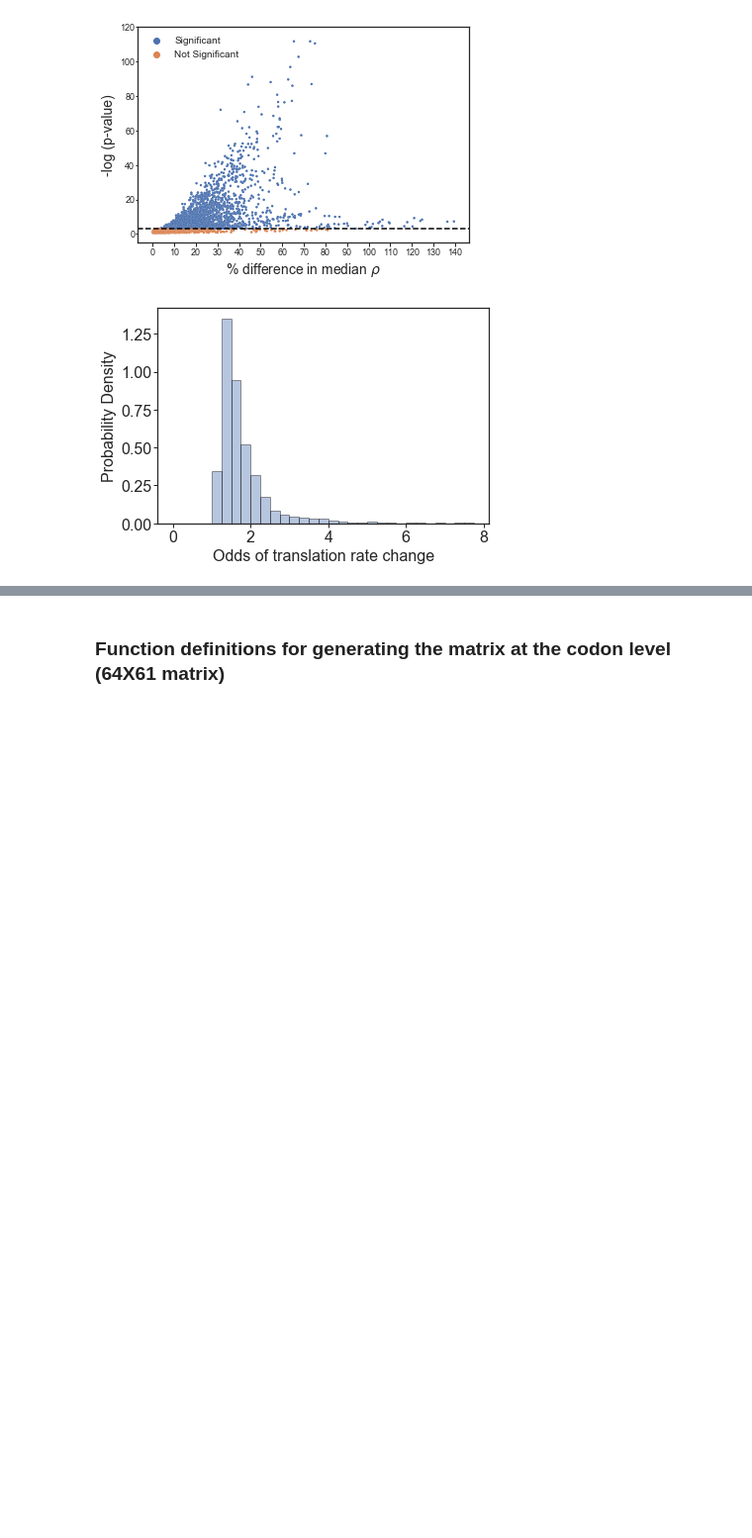
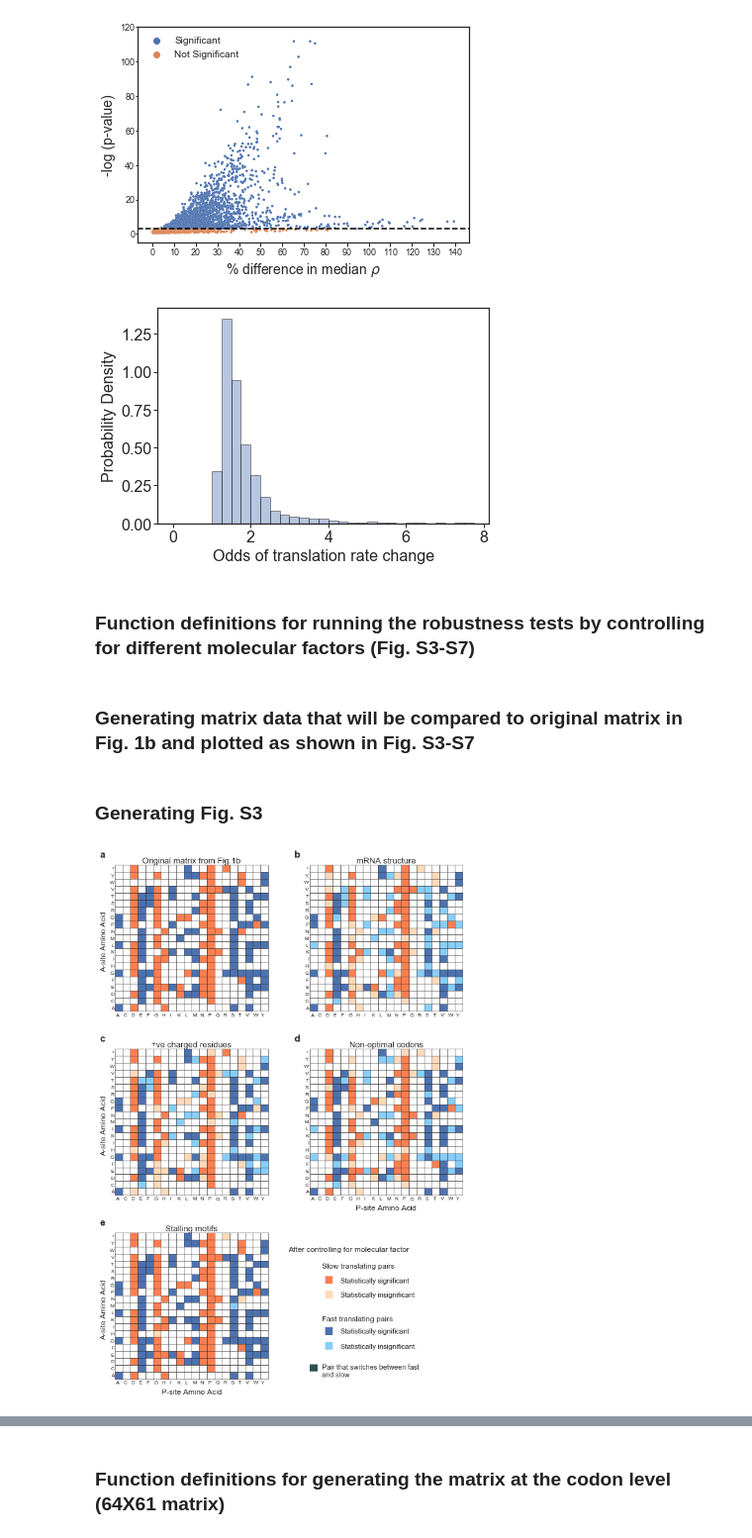
Before and after one commit to obrien-lab/P-site-A-site-pairs-analysis, a Jupyter notebook: P-site_A-site_pairs_project_data_analysis.ipynb, the cells around one changed output, grey strips where cells are left out. Shown at 99% size. Cells and saved outputs as stored; diff of their text form; code cells hidden in the pictures; blank space fills up the shorter version.

```diff
--- a/P-site_A-site_pairs_project_data_analysis.ipynb
+++ b/P-site_A-site_pairs_project_data_analysis.ipynb
@@ -310,6 +310,3 @@ if not os.path.isfile("Data_files/reference_files/codon_type_dict.p"):
     dict_cdn_types = parse_sequence('Data_files/reference_files/Transcript_sequence.tab')
 else:
     dict_cdn_types = pickle.load(open('Data_files/reference_files/codon_type_dict.p', 'rb'))
-# %%
-dataset='Nissley2'
-norm_ribo_codon_density_dict[dataset] = gene_codon_filter('Data_files/Published_data/'+dataset+'/A-site_profiles.tab', 'Data_files/Published_data/'+dataset+'/Multiple_mapped_gene_read_counts_20_35.tab', genelist=filtered_codon_geneset, dataset=dataset, print_stats=False, strict=False)
@@ -1015,7 +1007,7 @@ plt.show()
 # %%
 # Determing the robustness of the effect seen for pairs across the 6 datasets and generating a robust matrix that forms the Fig. 1b in the study
 
-matrix_plot, pair_stats, robust_pairs_dict, robust_pairs_percs_dict = measure_robustness_of_pairs(datasets, dict_percent_change, dict_pval)
+matrix_plot, pair_stats, robust_pairs_dict, robust_pairs_mean_percs_dict, robust_perc_dict, robust_pval_dict = measure_robustness_of_pairs(datasets, dict_percent_change, dict_pval)
 plt.show()
 # %% [output]
 Total pairs that are robust across the datasets: 167
@@ -1239,3 +1231,5 @@ Total number of amino acid pair combinations statistically similar to each other
 Total number of amino acid pair combinations with less than 5 instances: 74
 [figure]
 [figure]
+# %% [markdown]
+### Function definitions for running the robustness tests by controlling for different molecular factors (Fig. S3-S7)
@@ -1241,0 +1759,44 @@ Total number of amino acid pair combinations with less than 5 instances: 74
+# %% [markdown]
+### Generating matrix data that will be compared to original matrix in Fig. 1b and plotted as shown in Fig. S3-S7
+# %%
+positions_with_molfactor = control_analyses_positions(filtered_geneset, dict_cdn_types)
+
+factor_list = ['pos_charges', 'mrna_structure', 'tri-peptide_motifs', 'non-optimal_codons', 'wobble_bp', 'watson-crick_bp', 'first_half', 'second_half', 'disordered_regions', 'cytosolic_proteins', 'high_exp', 'low_exp']
+
+dict_percent_change_factor = {}
+dict_pval_factor = {}
+dict_sample_sizes_factor = {}
+dict_instances_factor = {}
+for dataset in datasets:
+    for factor in factor_list:
+        if factor not in dict_percent_change_factor:
+            dict_percent_change_factor[factor] = {}
+            dict_pval_factor[factor] = {}
+            dict_sample_sizes_factor[factor] = {}
+            dict_instances_factor[factor] = {}
+        if factor in ['pos_charges', 'mrna_structure', 'tri-peptide_motifs', 'non-optimal_codons', 'disordered_regions', 'cytosolic_proteins']:
+            exclude=True
+        else:
+            # For other factors, include the instances that have the factor: like first_half, second_half etc
+            exclude=False
+
+        dict_percent_change_factor[factor][dataset], dict_pval_factor[factor][dataset], dict_sample_sizes_factor[factor][dataset], dict_instances_factor[factor][dataset]  = psite_asite_matrix_removing_instances(norm_ribo_density_dict[dataset], dict_cdn_types, positions_with_molfactor, factor, exclude=exclude)
+
+
+title_dict = {'pos_charges': '+ve charged residues', 'mrna_structure': 'mRNA structure', 'tri-peptide_motifs': 'Stalling motifs', 'non-optimal_codons': 'Non-optimal codons', 'wobble_bp':' Only Wobble bp codons', 'watson-crick_bp': 'Only Watson-Crick bp codons', 'first_half':' Only instances from first half', 'second_half': 'Only instances from second half', 'disordered_regions': 'Excluding disordered regions', 'cytosolic_proteins':'Only cytosolic proteins', 'high_exp': 'High expression genes (n=182)', 'low_exp': 'Low expression genes (n=182)'}
+pair_stats = {}
+robust_pairs_dict = {}
+robust_pairs_mean_percs_dict = {}
+robust_pairs_perc_dict = {}
+robust_pairs_pval_dict = {}
+for factor in factor_list:
+    pair_stats[factor], robust_pairs_dict[factor], robust_pairs_mean_percs_dict[factor], robust_pairs_perc_dict[factor], robust_pairs_pval_dict[factor] = measure_robustness_of_pairs(datasets, dict_percent_change_factor[factor], dict_pval_factor[factor], print_stats=False, title=title_dict[factor], plot_matrix=False)
+# %% [markdown]
+### Generating Fig. S3
+# %%
+robust_pairs_perc_dict['Original'] = robust_perc_dict
+robust_pairs_pval_dict['Original'] = robust_pval_dict
+figS3_factor_list = ['mrna_structure', 'pos_charges', 'non-optimal_codons', 'tri-peptide_motifs']
+plot_mol_factors_subplots(robust_pairs_perc_dict, robust_pairs_pval_dict, figS3_factor_list, title_dict)
+# %% [output]
+[figure, added]
```
Also changed, not shown: parts of 16 cells of this notebook.
